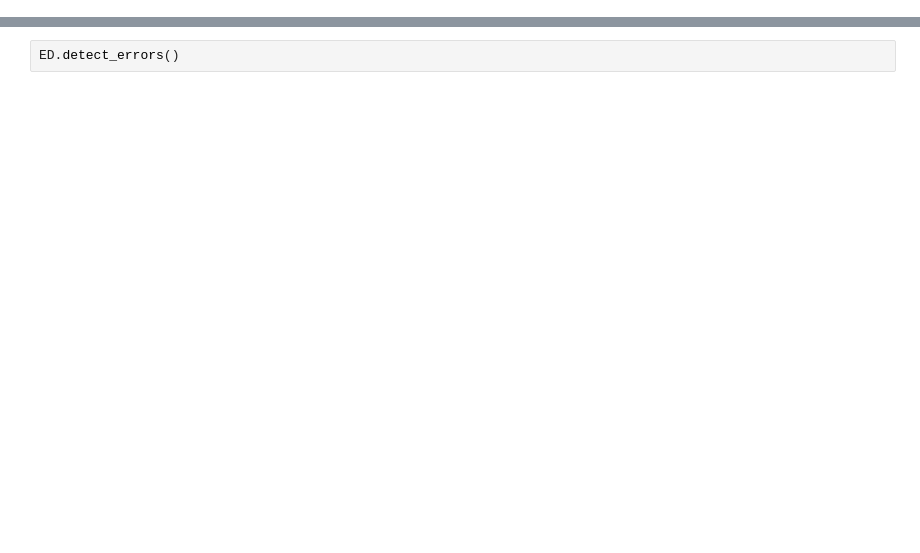
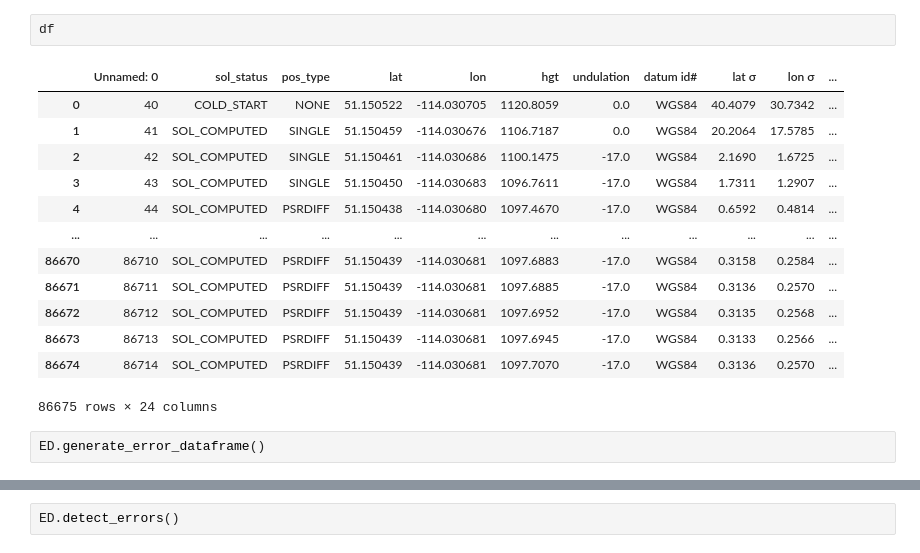
Before and after one commit to jnaess/ENGO-500, a Jupyter notebook: scripts/ErrorDetectionSim.ipynb, the cells around one changed output, grey strips where cells are left out. Cells and saved outputs as stored; diff of their text form; blank space fills up the shorter version.

```diff
--- a/scripts/ErrorDetectionSim.ipynb
+++ b/scripts/ErrorDetectionSim.ipynb
@@ -24,0 +43,18 @@ ED = ErrorDetector(df, E_T, N_T)
+# %%
+df
+# %% [output]
+|  | Unnamed: 0 | sol_status | pos_type | lat | lon | hgt | undulation | datum id# | lat σ | lon σ | ... |
+| 0 | 40 | COLD_START | NONE | 51.150522 | -114.030705 | 1120.8059 | 0.0 | WGS84 | 40.4079 | 30.7342 | ... |
+| 1 | 41 | SOL_COMPUTED | SINGLE | 51.150459 | -114.030676 | 1106.7187 | 0.0 | WGS84 | 20.2064 | 17.5785 | ... |
+| 2 | 42 | SOL_COMPUTED | SINGLE | 51.150461 | -114.030686 | 1100.1475 | -17.0 | WGS84 | 2.1690 | 1.6725 | ... |
+| 3 | 43 | SOL_COMPUTED | SINGLE | 51.150450 | -114.030683 | 1096.7611 | -17.0 | WGS84 | 1.7311 | 1.2907 | ... |
+| 4 | 44 | SOL_COMPUTED | PSRDIFF | 51.150438 | -114.030680 | 1097.4670 | -17.0 | WGS84 | 0.6592 | 0.4814 | ... |
+| ... | ... | ... | ... | ... | ... | ... | ... | ... | ... | ... | ... |
+| 86670 | 86710 | SOL_COMPUTED | PSRDIFF | 51.150439 | -114.030681 | 1097.6883 | -17.0 | WGS84 | 0.3158 | 0.2584 | ... |
+| 86671 | 86711 | SOL_COMPUTED | PSRDIFF | 51.150439 | -114.030681 | 1097.6885 | -17.0 | WGS84 | 0.3136 | 0.2570 | ... |
+| 86672 | 86712 | SOL_COMPUTED | PSRDIFF | 51.150439 | -114.030681 | 1097.6952 | -17.0 | WGS84 | 0.3135 | 0.2568 | ... |
+| 86673 | 86713 | SOL_COMPUTED | PSRDIFF | 51.150439 | -114.030681 | 1097.6945 | -17.0 | WGS84 | 0.3133 | 0.2566 | ... |
+| 86674 | 86714 | SOL_COMPUTED | PSRDIFF | 51.150439 | -114.030681 | 1097.7070 | -17.0 | WGS84 | 0.3136 | 0.2570 | ... |
+86675 rows × 24 columns
+# %%
+ED.generate_error_dataframe()
```
Also changed, not shown: parts of 3 cells of this notebook, 6 other files.
